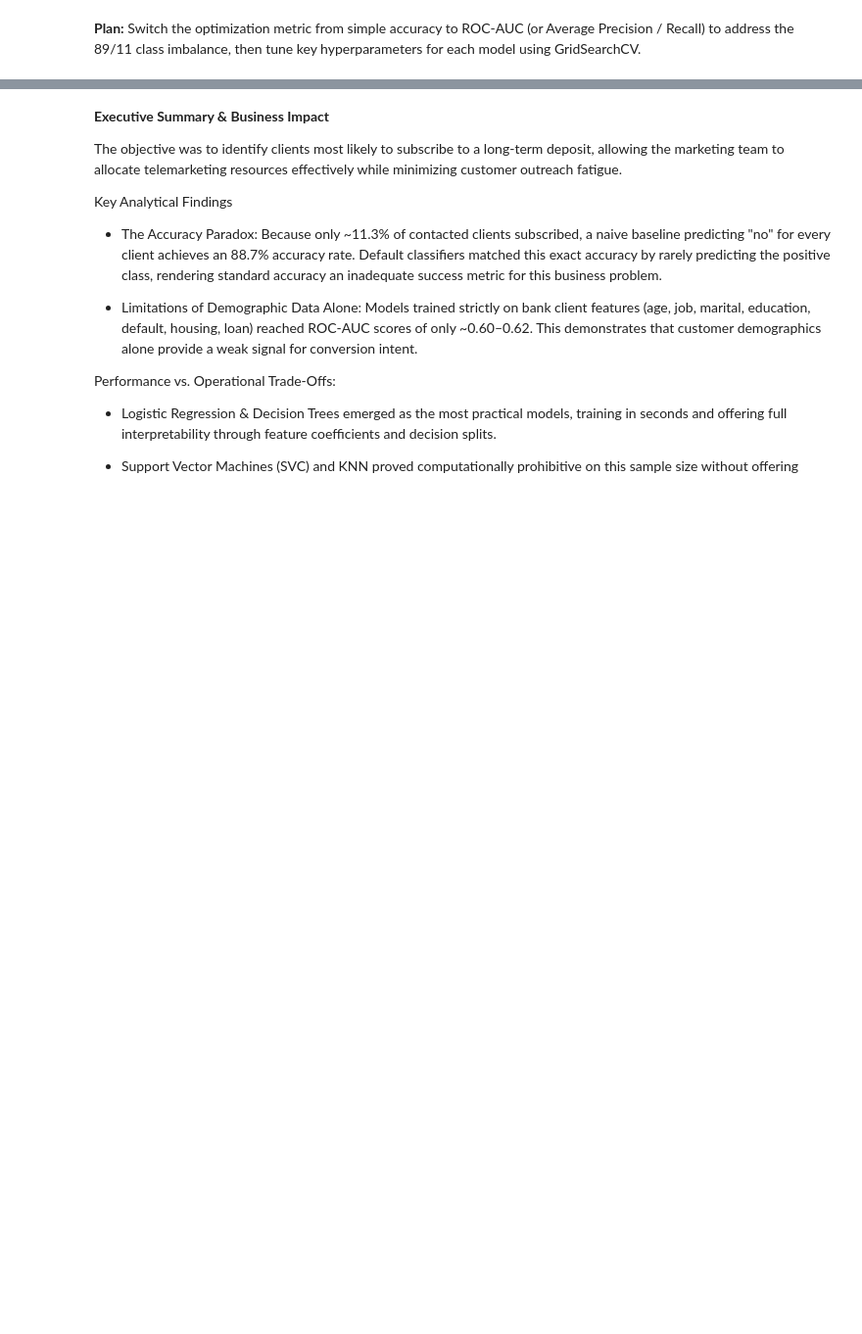
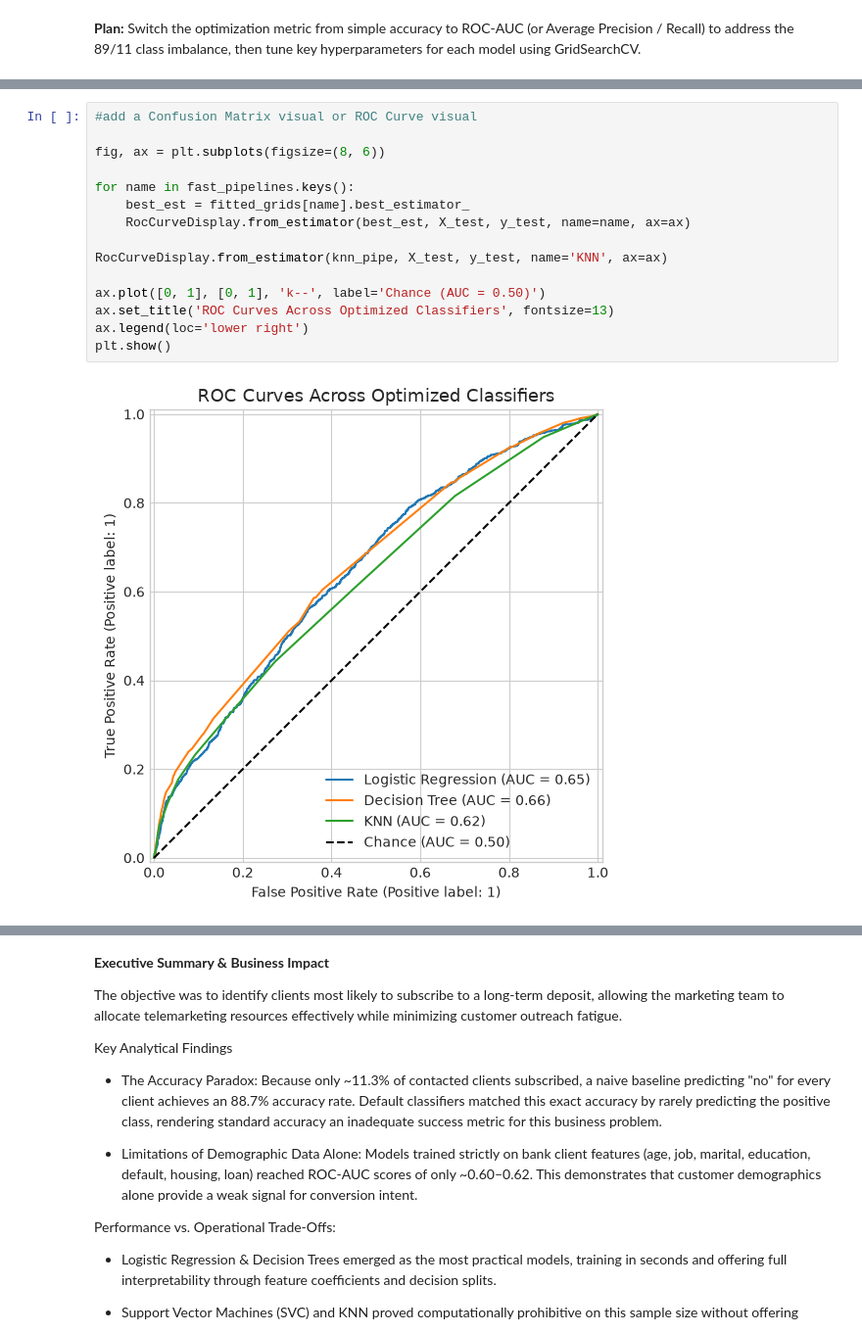
Before and after one commit to gSinhaUCB/Gautam_UCB_Module17-BankApp, a Jupyter notebook: prompt_III.ipynb, the cells around one changed output, grey strips where cells are left out. Shown at 98% size. Cells and saved outputs as stored; diff of their text form; blank space fills up the shorter version.

Commit message:
Finalize module 17 classifiers comparison and audit fixes

```diff
--- a/prompt_III.ipynb
+++ b/prompt_III.ipynb
@@ -443 +456,18 @@ Evaluating KNN (fast reference)...
 | 2 | K-Nearest Neighbors | {'n_neighbors': 25} | 0.02 | 0.6249 | 0.8865 |
+# %%
+#add a Confusion Matrix visual or ROC Curve visual
+
+fig, ax = plt.subplots(figsize=(8, 6))
+
+for name in fast_pipelines.keys():
+    best_est = fitted_grids[name].best_estimator_
+    RocCurveDisplay.from_estimator(best_est, X_test, y_test, name=name, ax=ax)
+
+RocCurveDisplay.from_estimator(knn_pipe, X_test, y_test, name='KNN', ax=ax)
+
+ax.plot([0, 1], [0, 1], 'k--', label='Chance (AUC = 0.50)')
+ax.set_title('ROC Curves Across Optimized Classifiers', fontsize=13)
+ax.legend(loc='lower right')
+plt.show()
+# %% [output]
+[figure, added]
```
Also changed, not shown: parts of 7 cells of this notebook, 1 other file.
